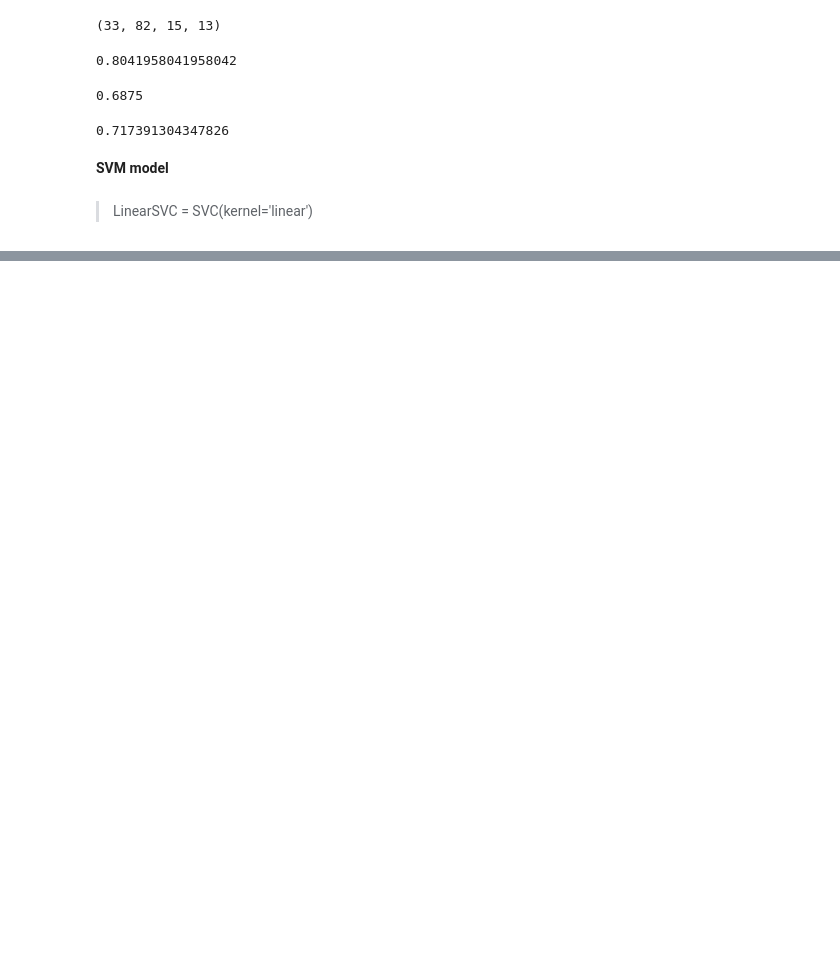
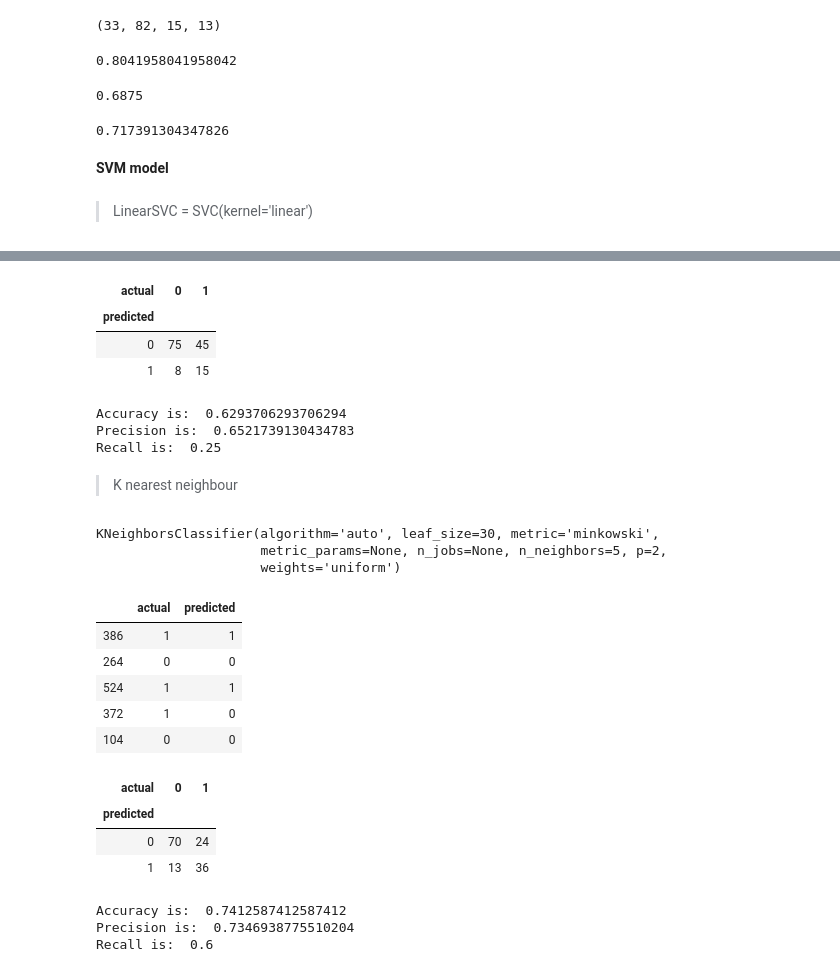
Before and after one commit to AkshaanB/Titanic-Data-Analysis, a Jupyter notebook: Titanic Data Analysis-New Version.ipynb, the cells around one changed output, grey strips where cells are left out. Saved outputs shown, nothing was run; the diff lists cells and outputs as text; code cells hidden in the pictures; blank space fills up the shorter version.

```diff
--- a/Titanic Data Analysis-New Version.ipynb
+++ b/Titanic Data Analysis-New Version.ipynb
@@ -389,0 +422,8 @@ Recall is:  0.717391304347826
+# %%
+radius_nn_cross_tab = pd.crosstab(radius_nn_df['predicted'],radius_nn_df['actual'])
+radius_nn_cross_tab
+# %% [output]
+| actual | 0 | 1 |
+| predicted |  |  |
+| 0 | 75 | 45 |
+| 1 | 8 | 15 |
@@ -389,0 +434,44 @@ Recall is:  0.717391304347826
+# %%
+accuracy = accuracy_score(y_test,radius_nn_predict)
+precision = precision_score(y_test,radius_nn_predict)
+recall = recall_score(y_test,radius_nn_predict)
+
+print("Accuracy is: ",accuracy)
+print("Precision is: ",precision)
+print("Recall is: ",recall)
+# %% [output]
+Accuracy is:  0.6293706293706294
+Precision is:  0.6521739130434783
+Recall is:  0.25
+# %% [markdown]
+> K nearest neighbour
+# %%
+k_neighbor_model = neighbors.KNeighborsClassifier()
+# %%
+k_neighbor_model.fit(x_train, y_train)
+# %% [output]
+KNeighborsClassifier(algorithm='auto', leaf_size=30, metric='minkowski',
+                     metric_params=None, n_jobs=None, n_neighbors=5, p=2,
+                     weights='uniform')
+# %%
+k_nn_predict = k_neighbor_model.predict(x_test)
+# %%
+k_nn_results_df = pd.DataFrame({'actual':y_test,
+                               'predicted':k_nn_predict})
+# %%
+k_nn_results_df.sample(5)
+# %% [output]
+|  | actual | predicted |
+| 386 | 1 | 1 |
+| 264 | 0 | 0 |
+| 524 | 1 | 1 |
+| 372 | 1 | 0 |
+| 104 | 0 | 0 |
+# %%
+k_nn_cross_tab = pd.crosstab(k_nn_results_df['predicted'], k_nn_results_df['actual'])
+k_nn_cross_tab
+# %% [output]
+| actual | 0 | 1 |
+| predicted |  |  |
+| 0 | 70 | 24 |
+| 1 | 13 | 36 |
@@ -389,0 +482,12 @@ Recall is:  0.717391304347826
+# %%
+accuracy = accuracy_score(y_test, k_nn_predict)
+precision = precision_score(y_test, k_nn_predict)
+recall = recall_score(y_test, k_nn_predict)
+
+print("Accuracy is: ",accuracy)
+print("Precision is: ",precision)
+print("Recall is: ",recall)
+# %% [output]
+Accuracy is:  0.7412587412587412
+Precision is:  0.7346938775510204
+Recall is:  0.6
```
Also changed, not shown: parts of 16 cells of this notebook.
